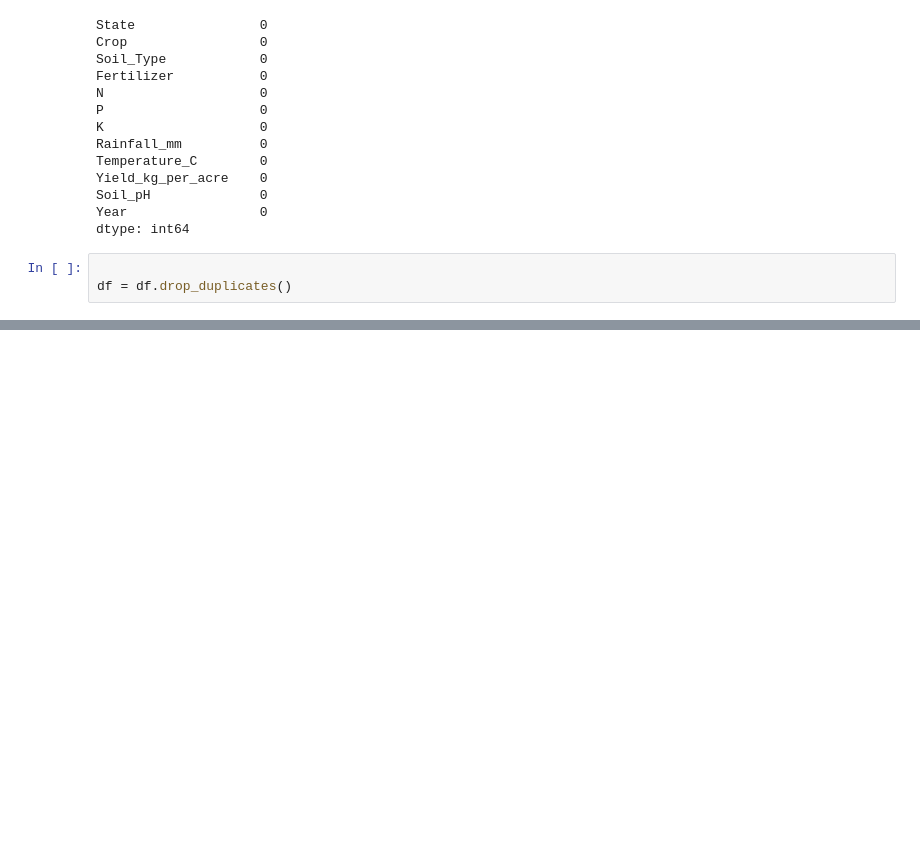
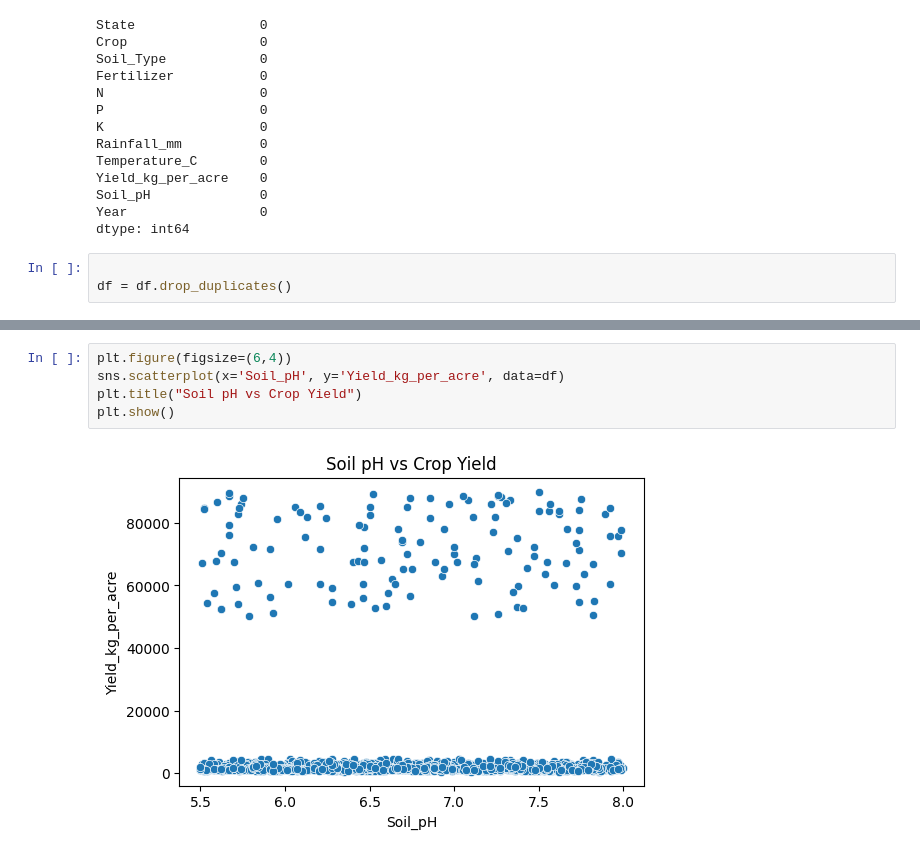
Before and after one commit to springboardmentor1/agritield-predictor, a Jupyter notebook: milestone1_2.ipynb, the cells around one changed output, grey strips where cells are left out. Cells and saved outputs as stored; diff of their text form; blank space fills up the shorter version.

```diff
--- a/milestone1_2.ipynb
+++ b/milestone1_2.ipynb
@@ -109,0 +104,7 @@ final_df.to_csv("cleaned_dataset.csv", index=False)
+# %%
+plt.figure(figsize=(6,4))
+sns.scatterplot(x='Soil_pH', y='Yield_kg_per_acre', data=df)
+plt.title("Soil pH vs Crop Yield")
+plt.show()
+# %% [output]
+[figure, added]
```
Also changed, not shown: parts of 17 cells of this notebook, 1 other file.
